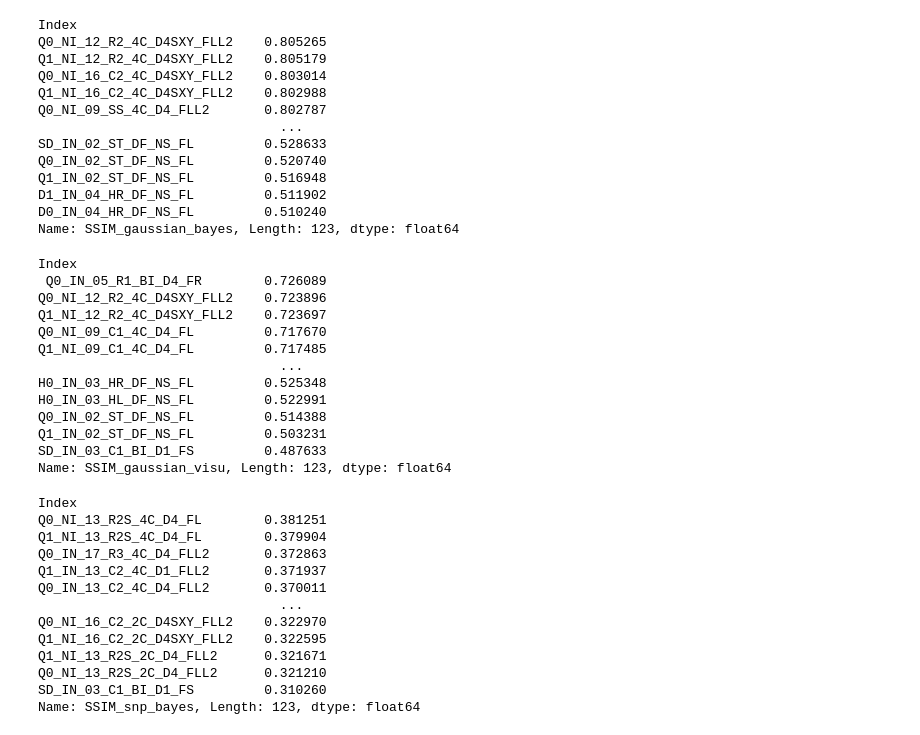
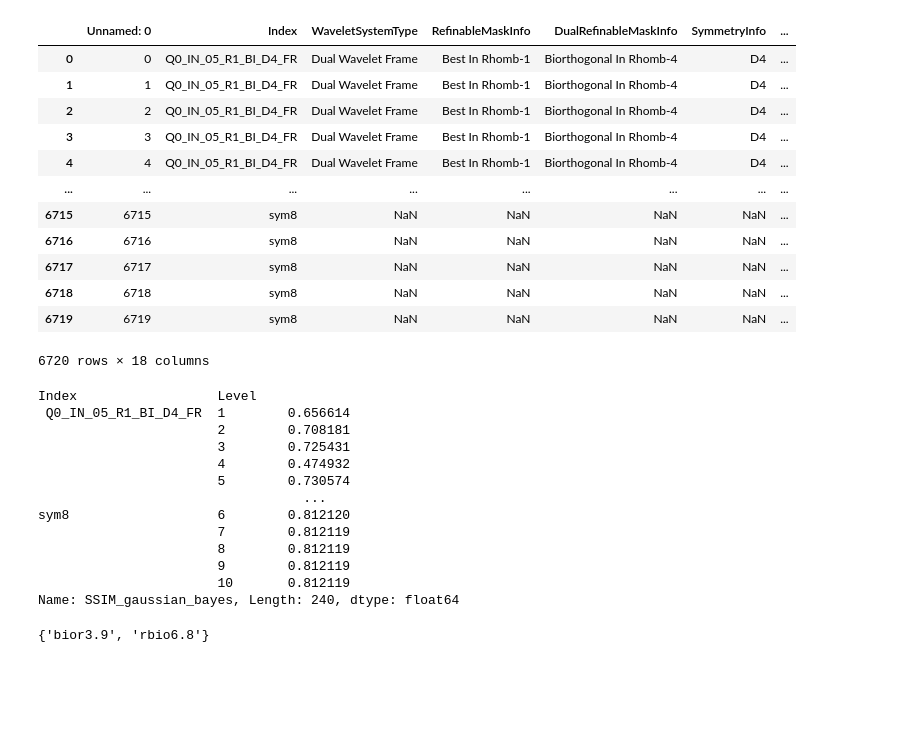
Before and after one commit to michael15346/wavelets, a Jupyter notebook: playground.ipynb, the cells around one changed output. Saved outputs shown, nothing was run; the diff lists cells and outputs as text; code cells hidden in the pictures; blank space fills up the shorter version.

```diff
--- a/playground.ipynb
+++ b/playground.ipynb
@@ -16,53 +18,39 @@ df = pd.read_csv('results-denoise-20260311.csv')
 # %%
-avg_ssim_gaussian_bayes = df.groupby('Index')['SSIM_gaussian_bayes'].mean()
-avg_ssim_gaussian_visu = df.groupby('Index')['SSIM_gaussian_visu'].mean()
-avg_ssim_snp_bayes = df.groupby('Index')['SSIM_snp_bayes'].mean()
-avg_ssim_snp_visu = df.groupby('Index')['SSIM_snp_visu'].mean()
+df
+# %% [output]
+|  | Unnamed: 0 | Index | WaveletSystemType | RefinableMaskInfo | DualRefinableMaskInfo | SymmetryInfo | ... |
+| 0 | 0 | Q0_IN_05_R1_BI_D4_FR | Dual Wavelet Frame | Best In Rhomb-1 | Biorthogonal In Rhomb-4 | D4 | ... |
+| 1 | 1 | Q0_IN_05_R1_BI_D4_FR | Dual Wavelet Frame | Best In Rhomb-1 | Biorthogonal In Rhomb-4 | D4 | ... |
+| 2 | 2 | Q0_IN_05_R1_BI_D4_FR | Dual Wavelet Frame | Best In Rhomb-1 | Biorthogonal In Rhomb-4 | D4 | ... |
+| 3 | 3 | Q0_IN_05_R1_BI_D4_FR | Dual Wavelet Frame | Best In Rhomb-1 | Biorthogonal In Rhomb-4 | D4 | ... |
+| 4 | 4 | Q0_IN_05_R1_BI_D4_FR | Dual Wavelet Frame | Best In Rhomb-1 | Biorthogonal In Rhomb-4 | D4 | ... |
+| ... | ... | ... | ... | ... | ... | ... | ... |
+| 6715 | 6715 | sym8 | NaN | NaN | NaN | NaN | ... |
+| 6716 | 6716 | sym8 | NaN | NaN | NaN | NaN | ... |
+| 6717 | 6717 | sym8 | NaN | NaN | NaN | NaN | ... |
+| 6718 | 6718 | sym8 | NaN | NaN | NaN | NaN | ... |
+| 6719 | 6719 | sym8 | NaN | NaN | NaN | NaN | ... |
+6720 rows × 18 columns
 # %%
-avg_ssim_gaussian_bayes.sort_values(ascending=False)
+avg_ssim_gaussian_bayes = df.groupby(['Index', 'Level'])['SSIM_gaussian_bayes'].mean()
+avg_ssim_gaussian_visu = df.groupby(['Index', 'Level'])['SSIM_gaussian_visu'].mean()
-# %% [output]
-Index
-Q0_NI_12_R2_4C_D4SXY_FLL2    0.805265
-Q1_NI_12_R2_4C_D4SXY_FLL2    0.805179
-Q0_NI_16_C2_4C_D4SXY_FLL2    0.803014
-Q1_NI_16_C2_4C_D4SXY_FLL2    0.802988
-Q0_NI_09_SS_4C_D4_FLL2       0.802787
-                               ...
-SD_IN_02_ST_DF_NS_FL         0.528633
-Q0_IN_02_ST_DF_NS_FL         0.520740
-Q1_IN_02_ST_DF_NS_FL         0.516948
-D1_IN_04_HR_DF_NS_FL         0.511902
-D0_IN_04_HR_DF_NS_FL         0.510240
-Name: SSIM_gaussian_bayes, Length: 123, dtype: float64
 # %%
-avg_ssim_gaussian_visu.sort_values(ascending=False)
+avg_ssim_gaussian_bayes
 # %% [output]
-Index
- Q0_IN_05_R1_BI_D4_FR        0.726089
-Q0_NI_12_R2_4C_D4SXY_FLL2    0.723896
-Q1_NI_12_R2_4C_D4SXY_FLL2    0.723697
-Q0_NI_09_C1_4C_D4_FL         0.717670
-Q1_NI_09_C1_4C_D4_FL         0.717485
-                               ...
-H0_IN_03_HR_DF_NS_FL         0.525348
-H0_IN_03_HL_DF_NS_FL         0.522991
-Q0_IN_02_ST_DF_NS_FL         0.514388
-Q1_IN_02_ST_DF_NS_FL         0.503231
-SD_IN_03_C1_BI_D1_FS         0.487633
-Name: SSIM_gaussian_visu, Length: 123, dtype: float64
+Index                  Level
+ Q0_IN_05_R1_BI_D4_FR  1        0.656614
+                       2        0.708181
+                       3        0.725431
+                       4        0.474932
+                       5        0.730574
+                                  ...
+sym8                   6        0.812120
+                       7        0.812119
+                       8        0.812119
+                       9        0.812119
+                       10       0.812119
+Name: SSIM_gaussian_bayes, Length: 240, dtype: float64
 # %%
-avg_ssim_snp_bayes.sort_values(ascending=False)
+best_systems
 # %% [output]
-Index
-Q0_NI_13_R2S_4C_D4_FL        0.381251
-Q1_NI_13_R2S_4C_D4_FL        0.379904
-Q0_IN_17_R3_4C_D4_FLL2       0.372863
-Q1_IN_13_C2_4C_D1_FLL2       0.371937
-Q0_IN_13_C2_4C_D4_FLL2       0.370011
-                               ...
-Q0_NI_16_C2_2C_D4SXY_FLL2    0.322970
-Q1_NI_16_C2_2C_D4SXY_FLL2    0.322595
-Q1_NI_13_R2S_2C_D4_FLL2      0.321671
-Q0_NI_13_R2S_2C_D4_FLL2      0.321210
-SD_IN_03_C1_BI_D1_FS         0.310260
-Name: SSIM_snp_bayes, Length: 123, dtype: float64
+{'bior3.9', 'rbio6.8'}
```
Also changed, not shown: parts of 10 cells of this notebook, 6 other files.
